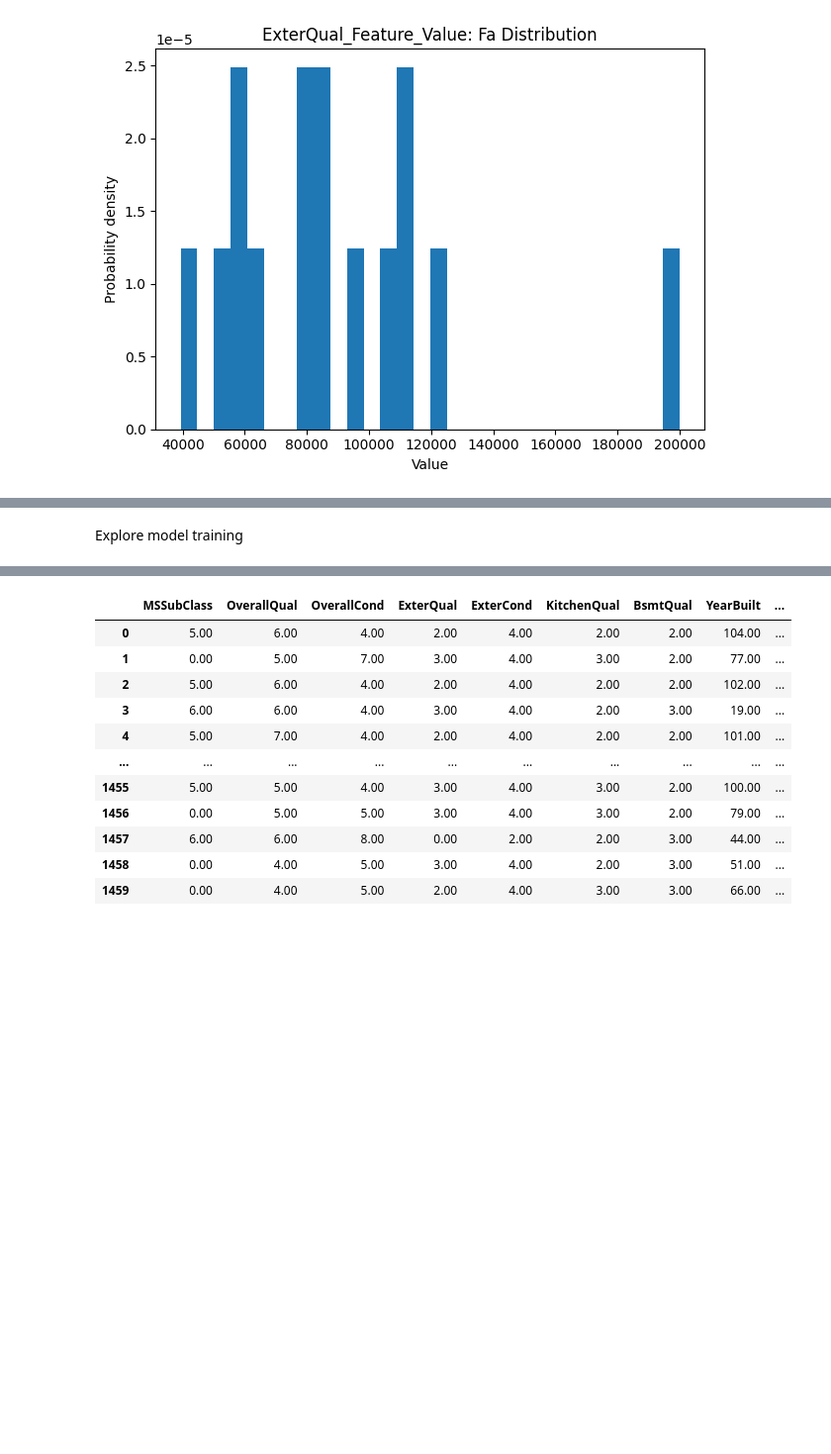
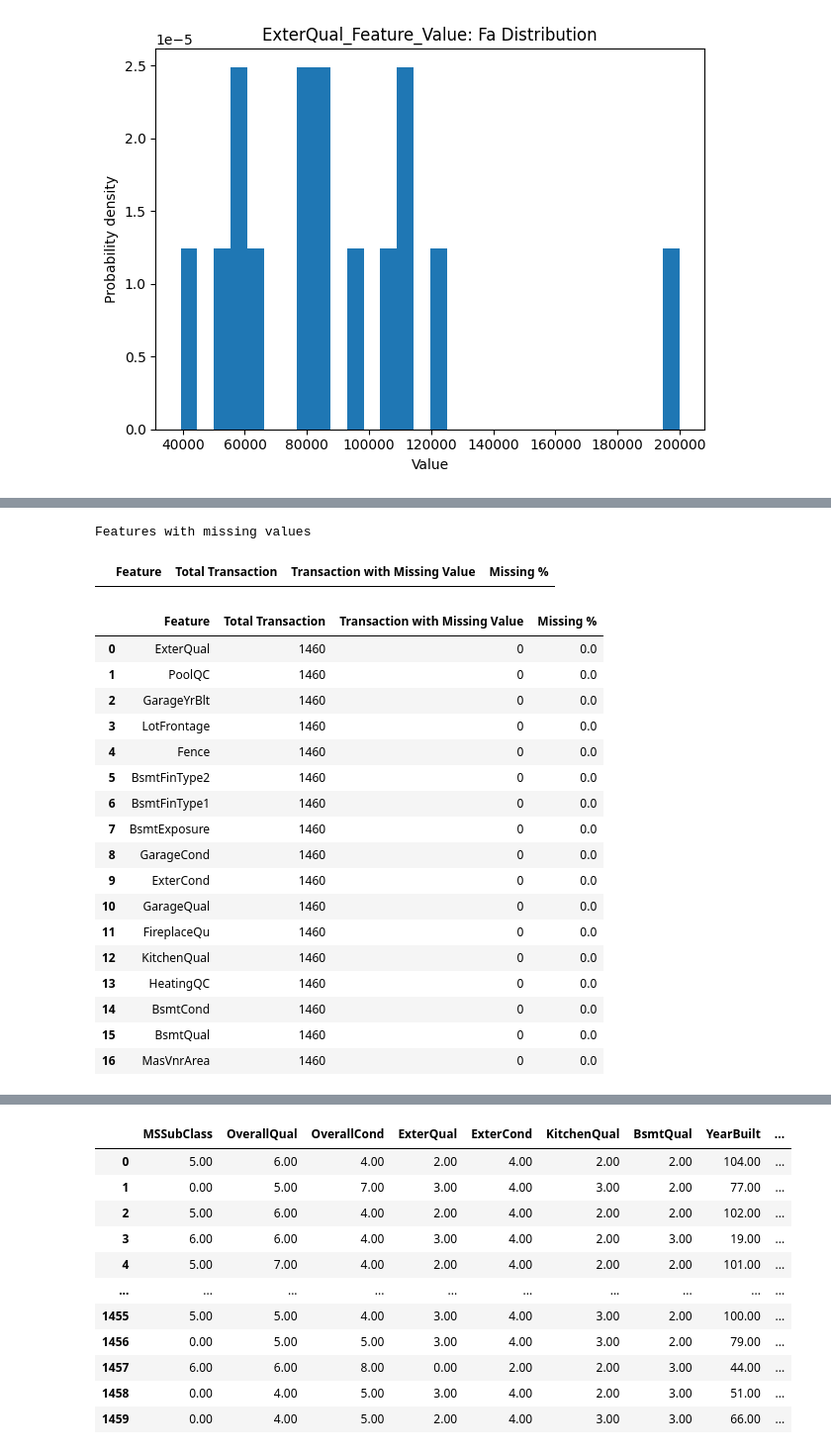
Before and after one commit to Ren1990/house_price_reg_model, a Jupyter notebook: house_price.ipynb, the cells around one changed output, grey strips where cells are left out. Shown: that part at 99% size. Saved outputs shown, nothing was run; the diff lists cells and outputs as text; code cells hidden in the pictures; blank space fills up the shorter version.

Commit message:
update model screening

```diff
--- a/house_price.ipynb
+++ b/house_price.ipynb
@@ -917,3 +685,5 @@ Final df contains 255 features plus SalePrice column, the increased number of fe
+# %%
+a=df_conversion(df)
 # %%
 a
 # %% [output]
@@ -933,2 +702,0 @@ a
-# %% [markdown]
-Explore model training
@@ -938,0 +703,23 @@ reg_predictions
+# %%
+missing_feat(a)
+# %% [output]
+Features with missing values
+|  | Feature | Total Transaction | Transaction with Missing Value | Missing % |
+|  | Feature | Total Transaction | Transaction with Missing Value | Missing % |
+| 0 | ExterQual | 1460 | 0 | 0.0 |
+| 1 | PoolQC | 1460 | 0 | 0.0 |
+| 2 | GarageYrBlt | 1460 | 0 | 0.0 |
+| 3 | LotFrontage | 1460 | 0 | 0.0 |
+| 4 | Fence | 1460 | 0 | 0.0 |
+| 5 | BsmtFinType2 | 1460 | 0 | 0.0 |
+| 6 | BsmtFinType1 | 1460 | 0 | 0.0 |
+| 7 | BsmtExposure | 1460 | 0 | 0.0 |
+| 8 | GarageCond | 1460 | 0 | 0.0 |
+| 9 | ExterCond | 1460 | 0 | 0.0 |
+| 10 | GarageQual | 1460 | 0 | 0.0 |
+| 11 | FireplaceQu | 1460 | 0 | 0.0 |
+| 12 | KitchenQual | 1460 | 0 | 0.0 |
+| 13 | HeatingQC | 1460 | 0 | 0.0 |
+| 14 | BsmtCond | 1460 | 0 | 0.0 |
+| 15 | BsmtQual | 1460 | 0 | 0.0 |
+| 16 | MasVnrArea | 1460 | 0 | 0.0 |
```
Also changed, not shown: parts of 67 cells of this notebook.
